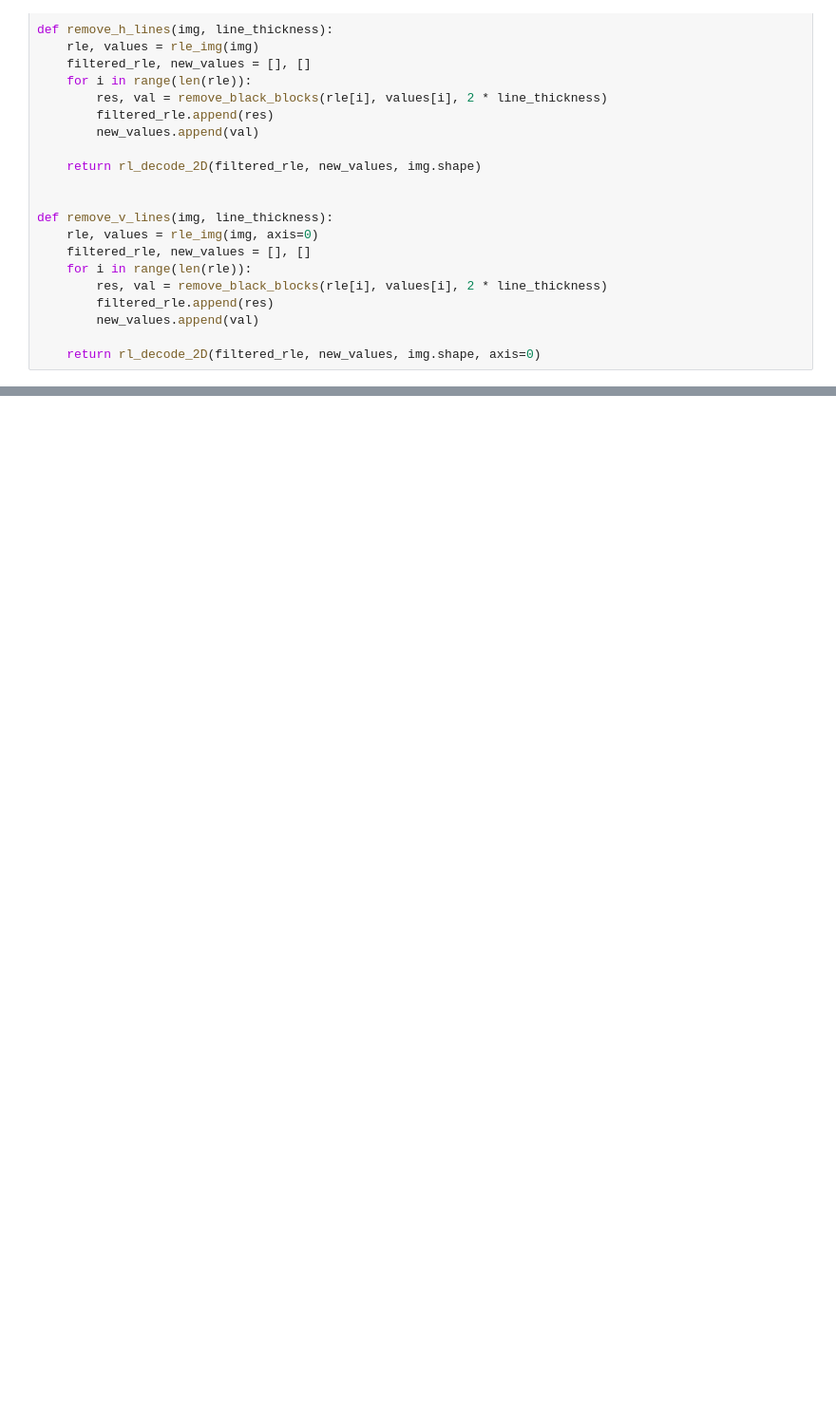
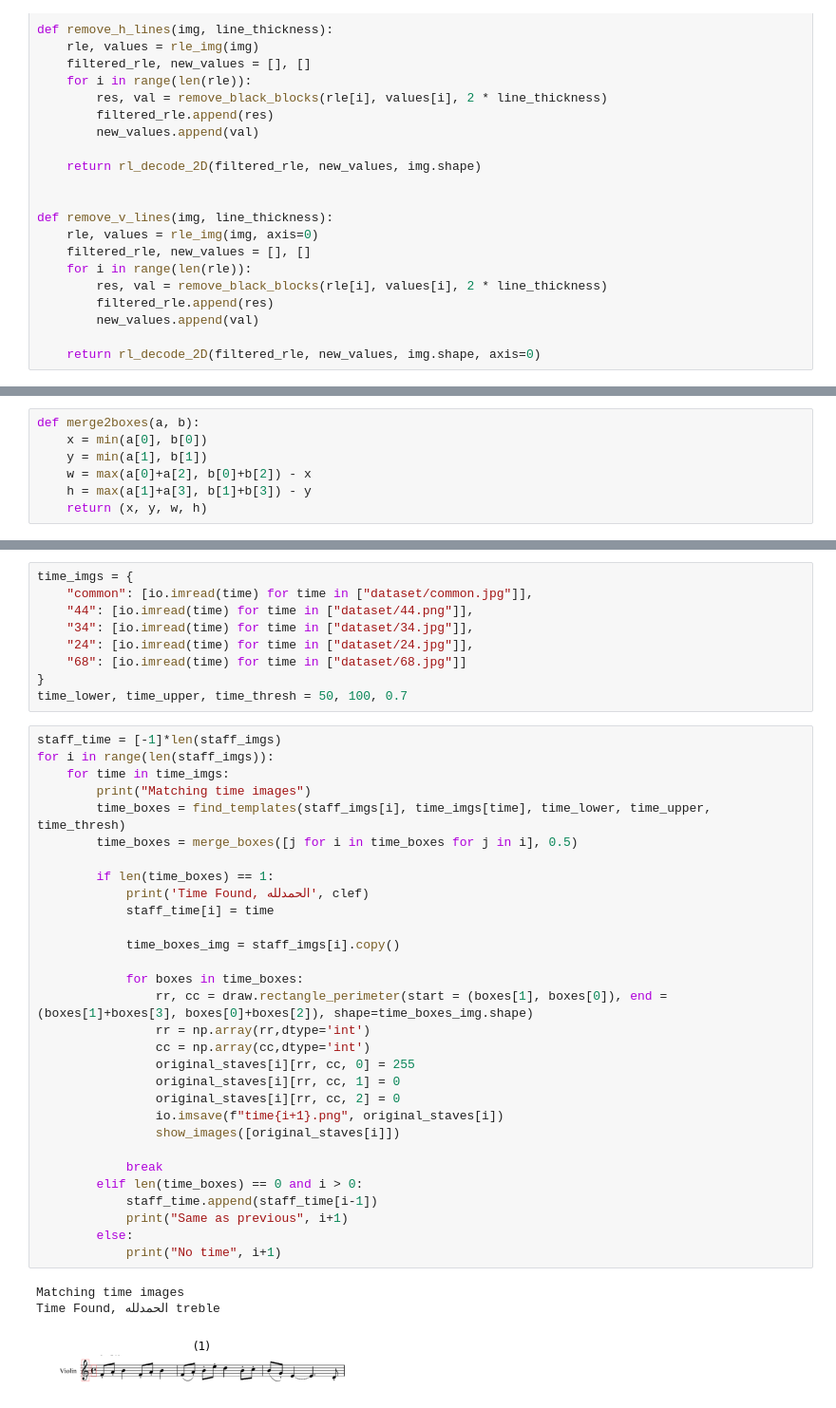
Before and after one commit to aashrafh/Mozart, a Jupyter notebook: omr2.ipynb, the cells around one changed output, grey strips where cells are left out. Shown at 95% size. Saved outputs shown, nothing was run; the diff lists cells and outputs as text; blank space fills up the shorter version.

```diff
--- a/omr2.ipynb
+++ b/omr2.ipynb
@@ -257,0 +342,7 @@ for clef in clef_imgs:
+# %%
+def merge2boxes(a, b):
+    x = min(a[0], b[0])
+    y = min(a[1], b[1])
+    w = max(a[0]+a[2], b[0]+b[2]) - x
+    h = max(a[1]+a[3], b[1]+b[3]) - y
+    return (x, y, w, h)
@@ -257,0 +415,43 @@ for clef in clef_imgs:
+# %%
+time_imgs = {
+    "common": [io.imread(time) for time in ["dataset/common.jpg"]],
+    "44": [io.imread(time) for time in ["dataset/44.png"]],
+    "34": [io.imread(time) for time in ["dataset/34.jpg"]],
+    "24": [io.imread(time) for time in ["dataset/24.jpg"]],
+    "68": [io.imread(time) for time in ["dataset/68.jpg"]]
+}
+time_lower, time_upper, time_thresh = 50, 100, 0.7
+# %%
+staff_time = [-1]*len(staff_imgs)
+for i in range(len(staff_imgs)):
+    for time in time_imgs:
+        print("Matching time images")
+        time_boxes = find_templates(staff_imgs[i], time_imgs[time], time_lower, time_upper, time_thresh)
+        time_boxes = merge_boxes([j for i in time_boxes for j in i], 0.5)
+
+        if len(time_boxes) == 1:
+            print('Time Found, الحمدلله', clef)
+            staff_time[i] = time
+
+            time_boxes_img = staff_imgs[i].copy()
+
+            for boxes in time_boxes:
+                rr, cc = draw.rectangle_perimeter(start = (boxes[1], boxes[0]), end = (boxes[1]+boxes[3], boxes[0]+boxes[2]), shape=time_boxes_img.shape)
+                rr = np.array(rr,dtype='int')
+                cc = np.array(cc,dtype='int')
+                original_staves[i][rr, cc, 0] = 255
+                original_staves[i][rr, cc, 1] = 0
+                original_staves[i][rr, cc, 2] = 0
+                io.imsave(f"time{i+1}.png", original_staves[i])
+                show_images([original_staves[i]])
+
+            break
+        elif len(time_boxes) == 0 and i > 0:
+            staff_time.append(staff_time[i-1])
+            print("Same as previous", i+1)
+        else:
+            print("No time", i+1)
+# %% [output]
+Matching time images
+Time Found, الحمدلله treble
+[figure, added]
```
Also changed, not shown: parts of 9 cells of this notebook, 20 other files.
